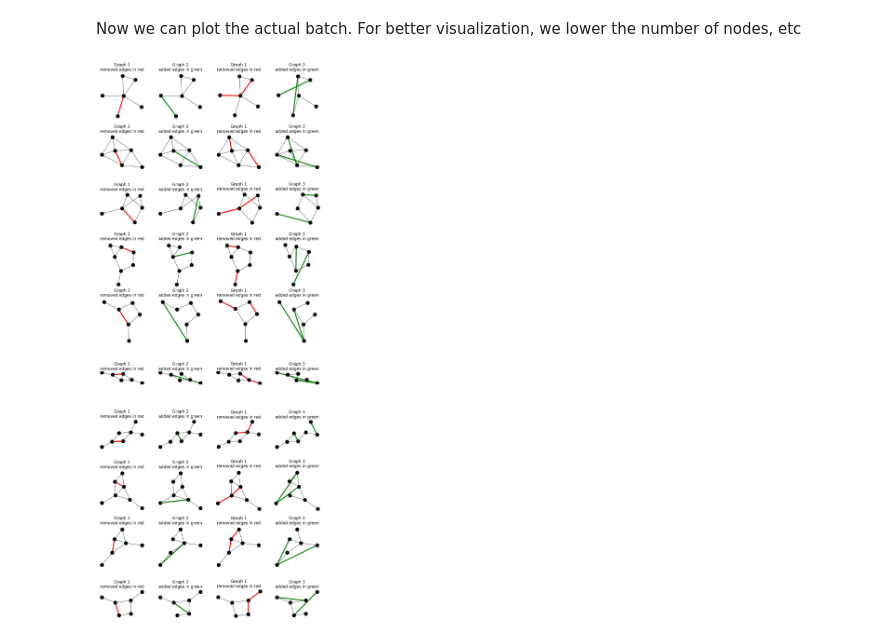
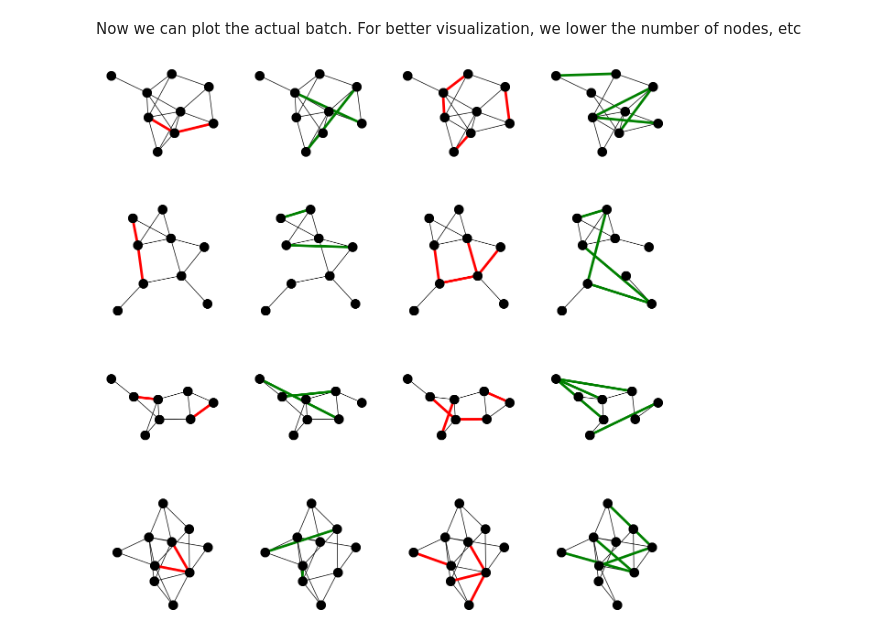
Before and after one commit to caspervanengelenburg/gmn-pyg, a Jupyter notebook: nb_graphs.ipynb, the cells around one changed output. Cells and saved outputs as stored; diff of their text form; code cells hidden in the pictures.

```diff
--- a/nb_graphs.ipynb
+++ b/nb_graphs.ipynb
@@ -456,14 +500,15 @@ def get_graph_from_batch(batch, order_id, batch_id):
 
 # Function to plot a batch of graph triplets.
 def plot_graph_batch(batch, bs,
-                           fs=4,
-                           fs_title=5,
-                           background="white",
-                           node_color="black",
-                           edge_color="black",
-                           node_size=None,
-                           edge_size=None,
-                           pos_type = "circular"):
+                   fs=4,
+                   fs_title=5,
+                   background="white",
+                   node_color="black",
+                   edge_color="black",
+                   node_size=None,
+                   edge_size=None,
+                   pos_type = "circular",
+                   set_title=True):
     """Plots a batch of triplet graphs."""
 
     if node_size is None:
@@ -535,7 +580,8 @@ def plot_graph_batch(batch, bs,
         # Plot the graph
         graph_number = numbers[order_id]
         color = "red" if graph_number==1 else "green"
-        ax.set_title(f"Graph {graph_number}\n{'removed' if graph_number==1 else 'added'} edges in {color}")
+        if set_title:
+            ax.set_title(f"G{graph_number}\n{color}: {'removed' if graph_number==1 else 'added'} edges")
 
         if graph_number == 1:
             G = G1
@@ -559,20 +605,28 @@ For better visualization, we lower the number of nodes, etc
 # %%
 from torch_geometric.utils import to_networkx
 
 # Data settings
-bs = 10
-num_nodes = [6, 8]
-kp = 1
-kn = 2
+bs = 4
+num_nodes = [8, 12]
+kp = 2
+kn = 4
 pe = 0.35
 
 # Set dataset, loader, and batch
 dataset = TripletDatasetGED(permute=False, num_nodes=num_nodes, kp=kp, kn=kn, pe=pe)  # permute false for plotting
 dataloader = DataLoader(dataset, batch_size=bs)  # dataloader
 batch = next(iter(dataloader))  # sample first batch
 batch = to_networkx(batch, node_attrs=["order", "batch"], to_undirected=True)  # batch as NetworkX graph
 
 # Plot the batch
-plot_graph_batch(batch, bs, fs=4, fs_title=4, pos_type="spring")
+fs, fs_title = 4, 4
+nc = ec = "black"
+bc = "white"
+pos_type = "kamada"
+plot_graph_batch(batch, bs, fs=fs, fs_title=fs_title, pos_type=pos_type,
+                 node_color=nc, edge_color=ec, background=bc, set_title=False)
+
+# Save batch
+# plt.savefig(f"./dump/random_triplets_bs={bs}_nodes={num_nodes}_kp={kp}_kn={kn}_pe={pe}_pos={pos_type}.png", dpi=300)
 # %% [output]
-[figure, old version]
+[figure, new version]
```
Also changed, not shown: parts of 9 cells of this notebook, 8 other files.
